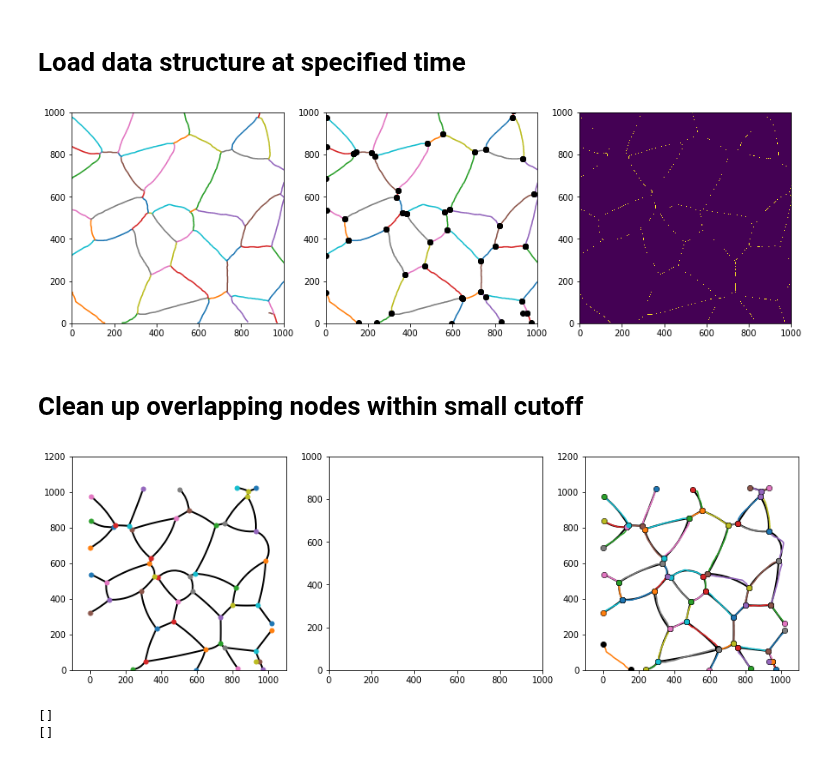
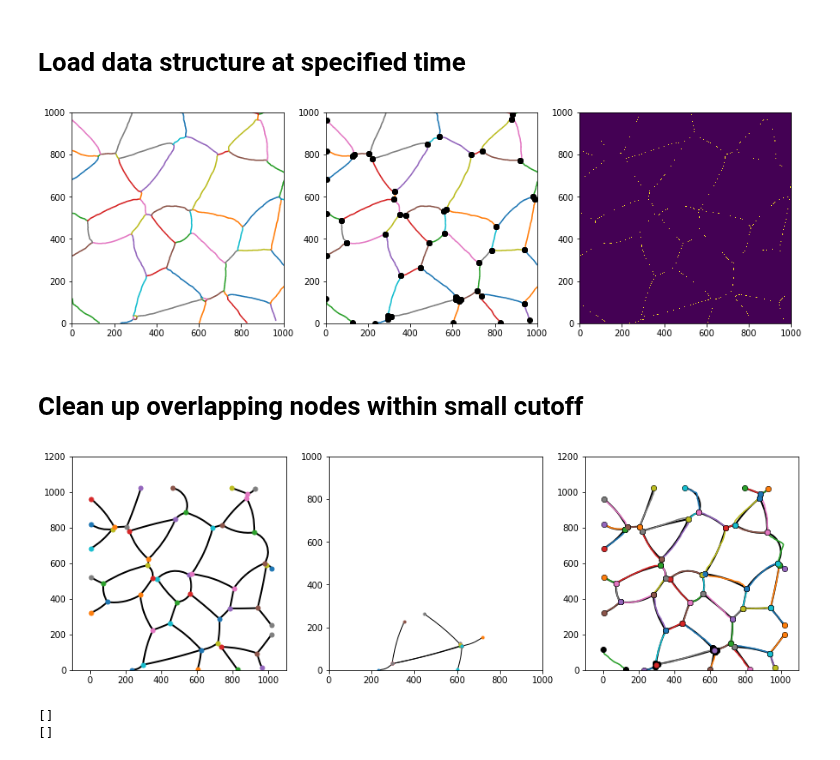
Before and after one commit to AllenCellModeling/DLITE, a Jupyter notebook: notebooks/Concise_format.ipynb, the cells around one changed output. Drawn from its saved outputs; the diff is of its cells as text; code cells hidden in the pictures.

```diff
--- a/notebooks/Concise_format.ipynb
+++ b/notebooks/Concise_format.ipynb
@@ -17,7 +17,7 @@ data1 = pickle.load(pkl_file)
 # Bad ones - 7, 16, 20, 21, 28, 29, 30 at cutoff = 1
 # Checked - 28 -> cutoff = 40 , 29 diffuclt,
 # 20 is a good example for small cell healing stuff
-t = 0
+t = 1
 V = data(data1, t)
 # %%
 # Plot
@@ -27,30 +27,30 @@ V.plot(ax, "edge", None)
 V.plot(ax1, "edge_and_node", None)
 V.plot(ax2, "image", None)
 # %% [output]
-[figure, old version]
+[figure, new version]
 # %% [markdown]
 # Clean up overlapping nodes within small cutoff
 # %%
 # Cutoff
-cutoff = 10
+cutoff = 1
 nodes, edges, new_edges = V.post_processing(cutoff, None)
 fig, (ax, ax1, ax2) = plt.subplots(1,3, figsize = (15,5))
 
 edges = [e for e in edges if e.radius is not None]
 
 [e.plot(ax1) for e in new_edges]
 [n.plot(ax1) for e in new_edges for n in e.nodes]
 
 V.plot(ax2, "edge_and_node", None)
 ax1.set(xlim = [0,1000], ylim = [0,1000], aspect = 1)
 for a in (ax, ax2):
     a.set(xlim = [0,300], ylim = [400,600], aspect = 1)
 #    a.set(xlim = [140,170], ylim = [400,420], aspect = 1)
     a.set(xlim = [-100,1100], ylim = [0,1200], aspect = 1)
     [e.plot(a, lw = 2 ) for e in edges]
     [n.plot(a, markersize = 10) for n in nodes]
 # %% [output]
-[figure, old version]
+[figure, new version]
 # %%
 # Check repeats
 print([item for item, count in collections.Counter(nodes).items() if count > 1])
```
Also changed, not shown: parts of 5 cells of this notebook, 2 other files.
